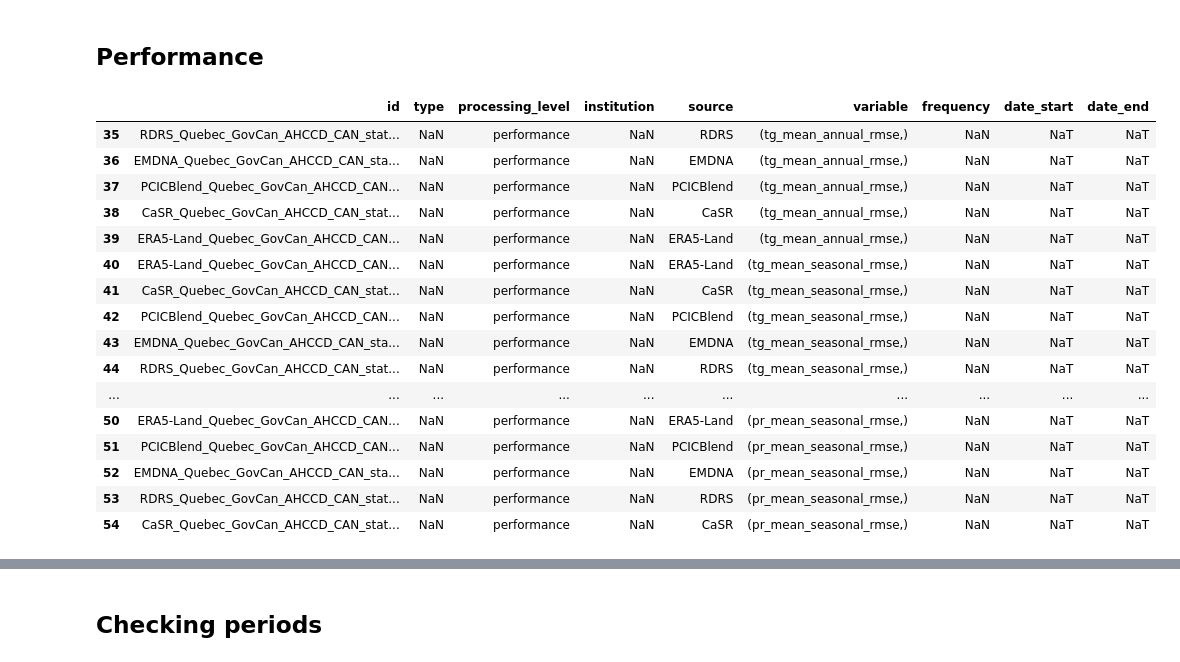
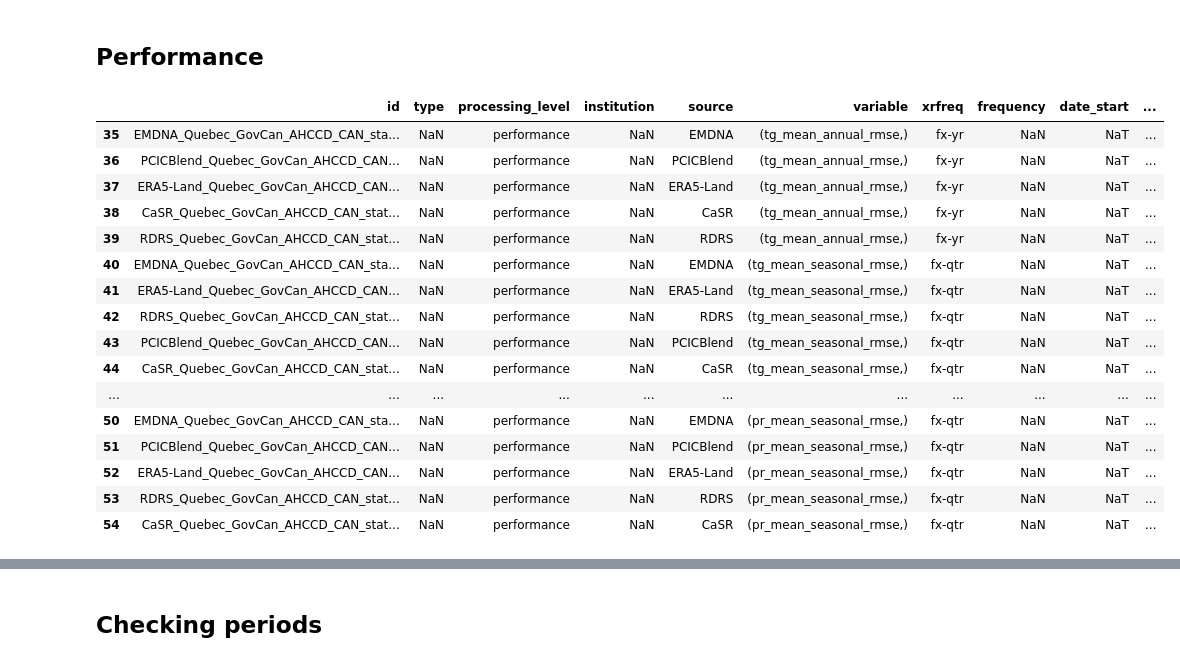
Before and after one commit to Ouranosinc/obsflow, a Jupyter notebook: notebooks/dataset_exploration.ipynb, the cells around one changed output, grey strips where cells are left out. Drawn from its saved outputs; the diff is of its cells as text; code cells hidden in the pictures.

Commit message:
Updated notebook with spatial mean data

```diff
--- a/notebooks/dataset_exploration.ipynb
+++ b/notebooks/dataset_exploration.ipynb
@@ -31,7 +34,7 @@ list(df.columns)
  'path',
  'performance_base']
 # %%
-df_trimmed = df[['id','type','processing_level','institution','source','variable','frequency','date_start','date_end']]
+df_trimmed = df[['id','type','processing_level','institution','source','variable','xrfreq','frequency','date_start','date_end']]
 # %%
 list(df_trimmed['processing_level'].unique())
 # %% [output]
@@ -95,23 +98,23 @@ climatology
 # %% [markdown]
 ## Performance
 # %%
-statistics = df_trimmed[df_trimmed['processing_level']=='performance']
-statistics
+performance = df_trimmed[df_trimmed['processing_level']=='performance']
+performance
 # %% [output]
-|  | id | type | processing_level | institution | source | variable | frequency | date_start | date_end |
-| 35 | RDRS_Quebec_GovCan_AHCCD_CAN_stat... | NaN | performance | NaN | RDRS | (tg_mean_annual_rmse,) | NaN | NaT | NaT |
-| 36 | EMDNA_Quebec_GovCan_AHCCD_CAN_sta... | NaN | performance | NaN | EMDNA | (tg_mean_annual_rmse,) | NaN | NaT | NaT |
-| 37 | PCICBlend_Quebec_GovCan_AHCCD_CAN... | NaN | performance | NaN | PCICBlend | (tg_mean_annual_rmse,) | NaN | NaT | NaT |
-| 38 | CaSR_Quebec_GovCan_AHCCD_CAN_stat... | NaN | performance | NaN | CaSR | (tg_mean_annual_rmse,) | NaN | NaT | NaT |
-| 39 | ERA5-Land_Quebec_GovCan_AHCCD_CAN... | NaN | performance | NaN | ERA5-Land | (tg_mean_annual_rmse,) | NaN | NaT | NaT |
-| 40 | ERA5-Land_Quebec_GovCan_AHCCD_CAN... | NaN | performance | NaN | ERA5-Land | (tg_mean_seasonal_rmse,) | NaN | NaT | NaT |
-| 41 | CaSR_Quebec_GovCan_AHCCD_CAN_stat... | NaN | performance | NaN | CaSR | (tg_mean_seasonal_rmse,) | NaN | NaT | NaT |
-| 42 | PCICBlend_Quebec_GovCan_AHCCD_CAN... | NaN | performance | NaN | PCICBlend | (tg_mean_seasonal_rmse,) | NaN | NaT | NaT |
-| 43 | EMDNA_Quebec_GovCan_AHCCD_CAN_sta... | NaN | performance | NaN | EMDNA | (tg_mean_seasonal_rmse,) | NaN | NaT | NaT |
-| 44 | RDRS_Quebec_GovCan_AHCCD_CAN_stat... | NaN | performance | NaN | RDRS | (tg_mean_seasonal_rmse,) | NaN | NaT | NaT |
-| ... | ... | ... | ... | ... | ... | ... | ... | ... | ... |
-| 50 | ERA5-Land_Quebec_GovCan_AHCCD_CAN... | NaN | performance | NaN | ERA5-Land | (pr_mean_seasonal_rmse,) | NaN | NaT | NaT |
-| 51 | PCICBlend_Quebec_GovCan_AHCCD_CAN... | NaN | performance | NaN | PCICBlend | (pr_mean_seasonal_rmse,) | NaN | NaT | NaT |
-| 52 | EMDNA_Quebec_GovCan_AHCCD_CAN_sta... | NaN | performance | NaN | EMDNA | (pr_mean_seasonal_rmse,) | NaN | NaT | NaT |
-| 53 | RDRS_Quebec_GovCan_AHCCD_CAN_stat... | NaN | performance | NaN | RDRS | (pr_mean_seasonal_rmse,) | NaN | NaT | NaT |
-| 54 | CaSR_Quebec_GovCan_AHCCD_CAN_stat... | NaN | performance | NaN | CaSR | (pr_mean_seasonal_rmse,) | NaN | NaT | NaT |
+|  | id | type | processing_level | institution | source | variable | xrfreq | frequency | date_start | ... |
+| 35 | EMDNA_Quebec_GovCan_AHCCD_CAN_sta... | NaN | performance | NaN | EMDNA | (tg_mean_annual_rmse,) | fx-yr | NaN | NaT | ... |
+| 36 | PCICBlend_Quebec_GovCan_AHCCD_CAN... | NaN | performance | NaN | PCICBlend | (tg_mean_annual_rmse,) | fx-yr | NaN | NaT | ... |
+| 37 | ERA5-Land_Quebec_GovCan_AHCCD_CAN... | NaN | performance | NaN | ERA5-Land | (tg_mean_annual_rmse,) | fx-yr | NaN | NaT | ... |
+| 38 | CaSR_Quebec_GovCan_AHCCD_CAN_stat... | NaN | performance | NaN | CaSR | (tg_mean_annual_rmse,) | fx-yr | NaN | NaT | ... |
+| 39 | RDRS_Quebec_GovCan_AHCCD_CAN_stat... | NaN | performance | NaN | RDRS | (tg_mean_annual_rmse,) | fx-yr | NaN | NaT | ... |
+| 40 | EMDNA_Quebec_GovCan_AHCCD_CAN_sta... | NaN | performance | NaN | EMDNA | (tg_mean_seasonal_rmse,) | fx-qtr | NaN | NaT | ... |
+| 41 | ERA5-Land_Quebec_GovCan_AHCCD_CAN... | NaN | performance | NaN | ERA5-Land | (tg_mean_seasonal_rmse,) | fx-qtr | NaN | NaT | ... |
+| 42 | RDRS_Quebec_GovCan_AHCCD_CAN_stat... | NaN | performance | NaN | RDRS | (tg_mean_seasonal_rmse,) | fx-qtr | NaN | NaT | ... |
+| 43 | PCICBlend_Quebec_GovCan_AHCCD_CAN... | NaN | performance | NaN | PCICBlend | (tg_mean_seasonal_rmse,) | fx-qtr | NaN | NaT | ... |
+| 44 | CaSR_Quebec_GovCan_AHCCD_CAN_stat... | NaN | performance | NaN | CaSR | (tg_mean_seasonal_rmse,) | fx-qtr | NaN | NaT | ... |
+| ... | ... | ... | ... | ... | ... | ... | ... | ... | ... | ... |
+| 50 | EMDNA_Quebec_GovCan_AHCCD_CAN_sta... | NaN | performance | NaN | EMDNA | (pr_mean_seasonal_rmse,) | fx-qtr | NaN | NaT | ... |
+| 51 | PCICBlend_Quebec_GovCan_AHCCD_CAN... | NaN | performance | NaN | PCICBlend | (pr_mean_seasonal_rmse,) | fx-qtr | NaN | NaT | ... |
+| 52 | ERA5-Land_Quebec_GovCan_AHCCD_CAN... | NaN | performance | NaN | ERA5-Land | (pr_mean_seasonal_rmse,) | fx-qtr | NaN | NaT | ... |
+| 53 | RDRS_Quebec_GovCan_AHCCD_CAN_stat... | NaN | performance | NaN | RDRS | (pr_mean_seasonal_rmse,) | fx-qtr | NaN | NaT | ... |
+| 54 | CaSR_Quebec_GovCan_AHCCD_CAN_stat... | NaN | performance | NaN | CaSR | (pr_mean_seasonal_rmse,) | fx-qtr | NaN | NaT | ... |
```
Also changed, not shown: parts of 8 cells of this notebook.
